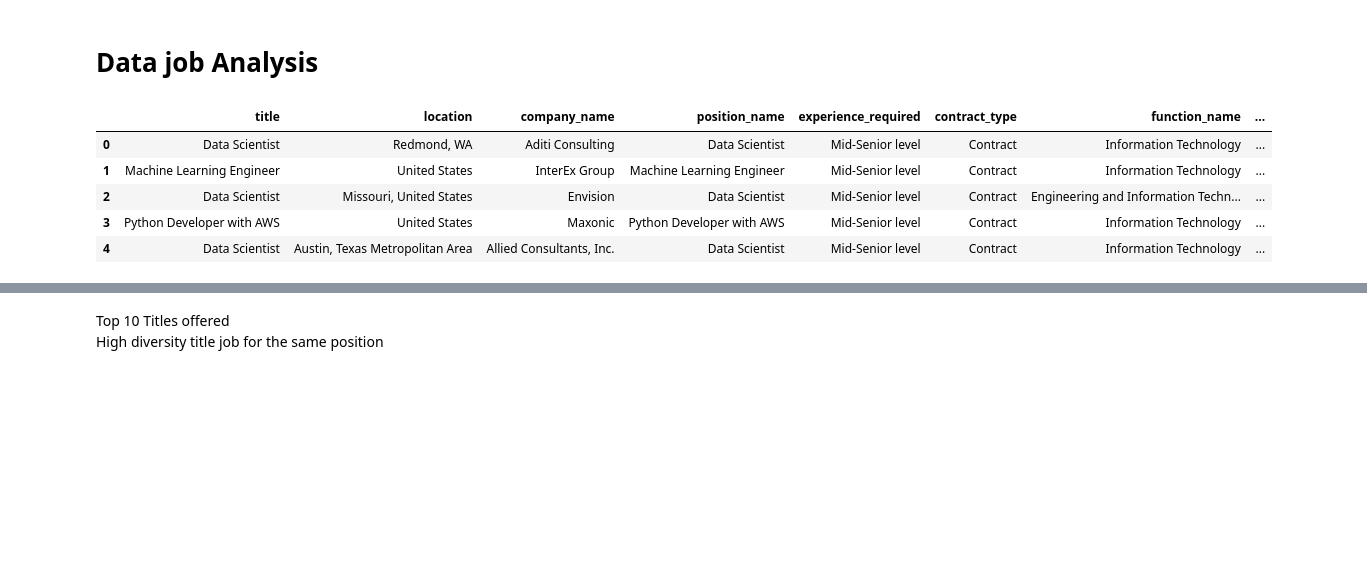
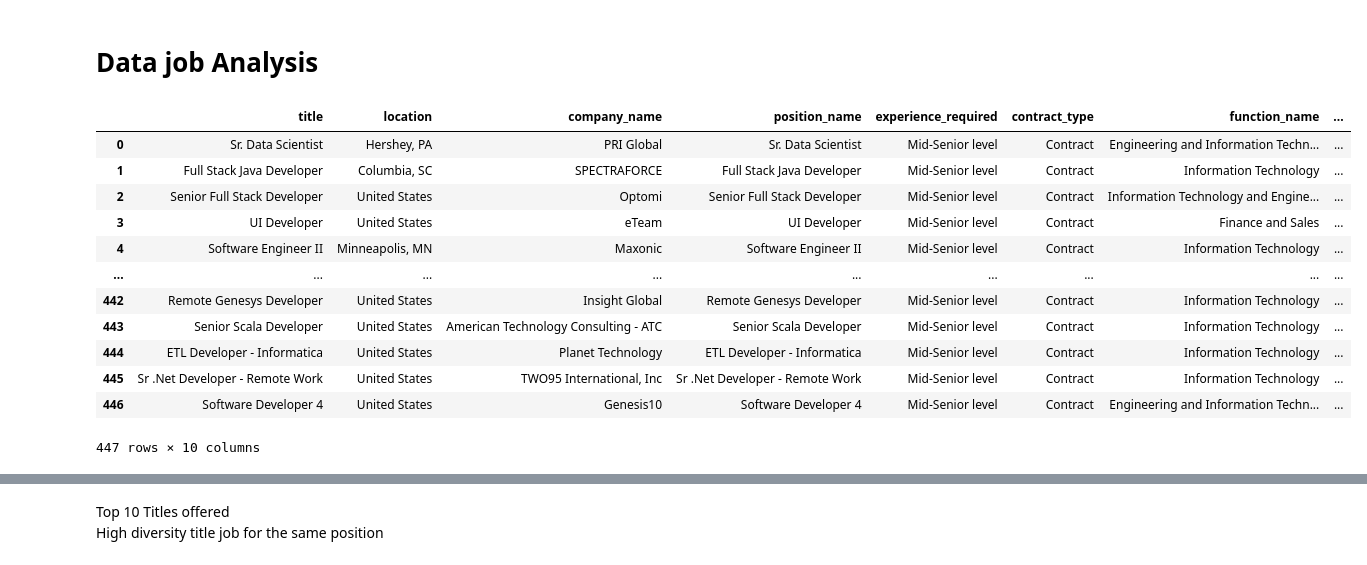
Before and after one commit to lucasvascrocha/LinkedIn-scrap, a Jupyter notebook: jobsearch/analysis/analysis.ipynb, the cells around one changed output, grey strips where cells are left out. Saved outputs shown, nothing was run; the diff lists cells and outputs as text; code cells hidden in the pictures; blank space fills up the shorter version.

```diff
--- a/jobsearch/analysis/analysis.ipynb
+++ b/jobsearch/analysis/analysis.ipynb
@@ -32,6 +46,10 @@ with open(all_links_path, 'r') as openfile:
 with open(all_jobs_details_path, 'r') as openfile:
         #Reading from json file
         data_job = json.load(openfile)
+# %%
+with open(all_dirty_data_path, 'r') as openfile:
+        #Reading from json file
+        durty_data_job = json.load(openfile)
 # %% [markdown]
 # Wrangle data experiments
 # %% [markdown]
@@ -96,20 +116,29 @@ all_ids
+# %%
+df_job = pd.json_normalize(durty_data_job)
+# %%
+df_job = clean_column_strings(df_job)
 # %% [markdown]
 # Data job Analysis
 # %%
 # pd.set_option('display.max_rows', 500)
 # pd.set_option('display.max_columns', 500)
 # pd.set_option('display.width', 1000)
-# %%
-df_job = pd.json_normalize(data_job)
 # %%
-df_job.head()
+df_job
 # %% [output]
 |  | title | location | company_name | position_name | experience_required | contract_type | function_name | ... |
-| 0 | Data Scientist | Redmond, WA | Aditi Consulting | Data Scientist | Mid-Senior level | Contract | Information Technology | ... |
-| 1 | Machine Learning Engineer | United States | InterEx Group | Machine Learning Engineer | Mid-Senior level | Contract | Information Technology | ... |
-| 2 | Data Scientist | Missouri, United States | Envision | Data Scientist | Mid-Senior level | Contract | Engineering and Information Techn... | ... |
-| 3 | Python Developer with AWS | United States | Maxonic | Python Developer with AWS | Mid-Senior level | Contract | Information Technology | ... |
-| 4 | Data Scientist | Austin, Texas Metropolitan Area | Allied Consultants, Inc. | Data Scientist | Mid-Senior level | Contract | Information Technology | ... |
+| 0 | Sr. Data Scientist | Hershey, PA | PRI Global | Sr. Data Scientist | Mid-Senior level | Contract | Engineering and Information Techn... | ... |
+| 1 | Full Stack Java Developer | Columbia, SC | SPECTRAFORCE | Full Stack Java Developer | Mid-Senior level | Contract | Information Technology | ... |
+| 2 | Senior Full Stack Developer | United States | Optomi | Senior Full Stack Developer | Mid-Senior level | Contract | Information Technology and Engine... | ... |
+| 3 | UI Developer | United States | eTeam | UI Developer | Mid-Senior level | Contract | Finance and Sales | ... |
+| 4 | Software Engineer II | Minneapolis, MN | Maxonic | Software Engineer II | Mid-Senior level | Contract | Information Technology | ... |
+| ... | ... | ... | ... | ... | ... | ... | ... | ... |
+| 442 | Remote Genesys Developer | United States | Insight Global | Remote Genesys Developer | Mid-Senior level | Contract | Information Technology | ... |
+| 443 | Senior Scala Developer | United States | American Technology Consulting - ATC | Senior Scala Developer | Mid-Senior level | Contract | Information Technology | ... |
+| 444 | ETL Developer - Informatica | United States | Planet Technology | ETL Developer - Informatica | Mid-Senior level | Contract | Information Technology | ... |
+| 445 | Sr .Net Developer - Remote Work | United States | TWO95 International, Inc | Sr .Net Developer - Remote Work | Mid-Senior level | Contract | Information Technology | ... |
+| 446 | Software Developer 4 | United States | Genesis10 | Software Developer 4 | Mid-Senior level | Contract | Engineering and Information Techn... | ... |
+447 rows × 10 columns
 # %%
 df_job.info()
 # %% [output]
```
Also changed, not shown: parts of 11 cells of this notebook, 8 other files.
